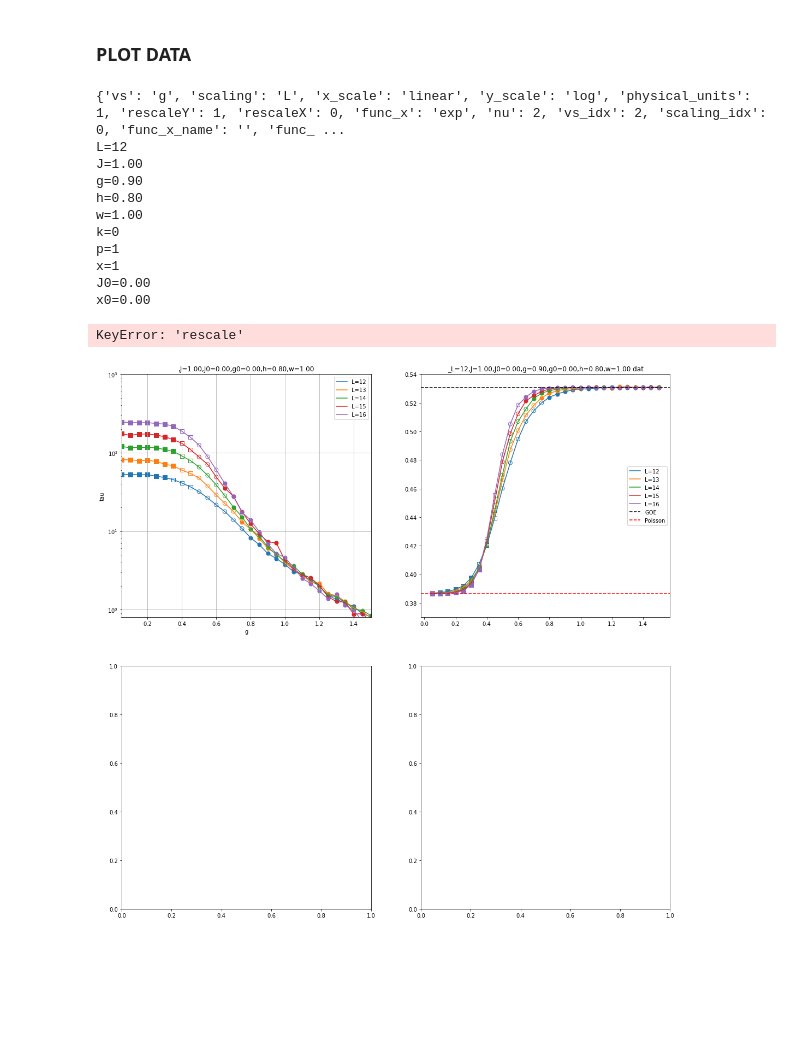
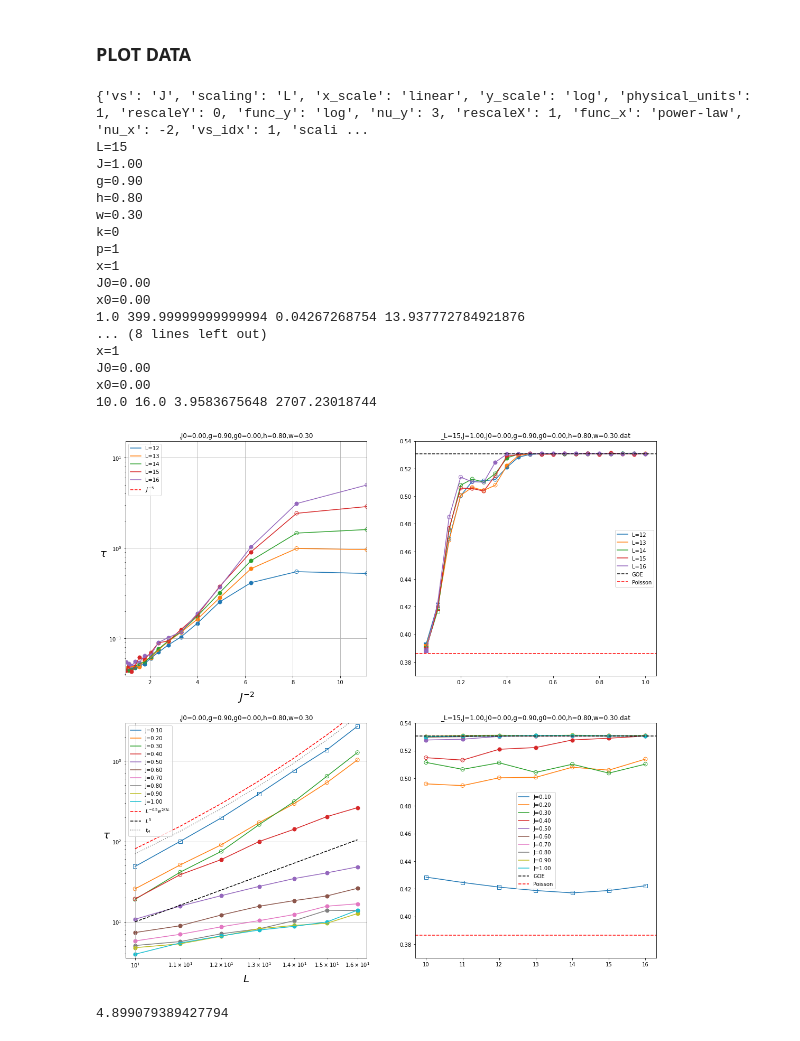
Before and after one commit to makskliczkowski/Transverse_Ising_ETH, a Jupyter notebook: IsignTransverse_ETH/Python/sff_thouless.ipynb, the cells around one changed output. Saved outputs shown, nothing was run; the diff lists cells and outputs as text; code cells hidden in the pictures; blank space fills up the shorter version.

Commit message:
fixed python script, start J->0 relax time

```diff
--- a/IsignTransverse_ETH/Python/sff_thouless.ipynb
+++ b/IsignTransverse_ETH/Python/sff_thouless.ipynb
@@ -67,37 +67,58 @@ x0=0.00
 # %%
 #--- set initial plot settings
 fig, ((axis1, axis2), (axis3, axis4)) = plt.subplots(2,2)
 fig.set_size_inches(18,18)
-def xform(x) :
-        return x if cf.plot_settings.settings['rescaleX'] == 0 else 1. / x**cf.plot_settings.settings['nu']
 thouless.plot(axis1, axis2)
-x = np.array(range(5, 150, 5)) / 100.
-#axis1.plot(xform(x), 2e1 / x**2, ls='--', color='black', label=r'$x^{-2}$')
-axis1.plot(xform(x), 1.5e2*np.exp(-3.5*x), ls='--', color='black', label=r'$exp(-x)$')
+
+x = np.array(range(10, 150)) / 100.
+sclabel = cf.plot_settings.settings['vs']
+axis1.plot(cf.plot_settings.rescale(x, 'x'), (4e1 / x**5.), ls='--', color='red', label=r"${%s}^{-5}$"%sclabel)
+#axis1.plot(cf.plot_settings.rescale(x, 'x'), 4*np.exp(2.1 / x - 1), ls='--', color='black', label=r"$exp(-2 /\ {%s})$"%sclabel)
+#axis1.plot(cf.plot_settings.rescale(x, 'x'), 1.2e1*np.exp(0.6 / x**2 - 1), ls='--', color='black', label=r"$exp(-0.6 /\ {%s}^2)$"%sclabel)
+
+axis1.set_xlim([cf.plot_settings.rescale(1.01), cf.plot_settings.rescale(0.3)])
+axis1.legend()
 
 new_settings = cf.plot_settings
-new_settings.set_vs('J')
-new_settings.set_scaling('w')
-new_settings.set_x_rescale(rescale = 1, exponent=2.0)
-new_settings.set_scales(xscale = 'log')
-cf.set_params(_L = 14)
+new_settings.set_vs('L')
+new_settings.set_scaling('J')
+new_settings.set_x_rescale(rescale = 0)
+new_settings.set_scales(xscale = 'log', yscale = 'log')
+
+#cf.set_params(_w=0.5)
 thouless.plot(axis3, axis4, new_settings.settings)
 
-x = np.array(range(5, 100, 5)) / 100.
-axis3.plot(xform(x), 1e2 / x**2, ls='--', color='black', label=r'$x^{-2}$')
-axis3.set_xlim([0.5, 50])
+def heisenberg_time(system_size):
+    dim = 2**system_size
+    chi = 0.341345
+    return (chi * dim) / ( system_size**(0.5)  * np.sqrt(cf.J * cf.J + cf.h * cf.h + cf.g * cf.g + (cf.w * cf.w + cf.g0 * cf.g0 + cf.J0 * cf.J0) / 3.) )
+x = np.array(range(10, 17)).astype(np.float)
+sclabel = new_settings.settings['vs']
+#axis3.plot(new_settings.rescale(x, 'x'), 2.5e-1*np.exp(x*np.log(2))*(x)**(-0.5), ls='--', color='red', label=r"${%s}^{-0.5}e^{2/3 {%s}}$"%(sclabel, sclabel))
+#axis3.plot(cf.plot_settings.rescale(x, 'x'), (5e0* (x/10.)**2.), ls='--', color='black', label=r"${%s}^2$"%sclabel)
+axis3.plot(cf.plot_settings.rescale(x, 'x'), (1e1* (x/10.)**5.), ls='--', color='black', label=r"${%s}^5$"%sclabel)
+axis3.plot(cf.plot_settings.rescale(x, 'x'), heisenberg_time(x), ls=':', color='gray', label=r"$t_H$")
+axis3.legend()
 plt.show()
+
+print(np.log(10) / np.log(1.6))
 # %% [output]
-{'vs': 'g', 'scaling': 'L', 'x_scale': 'linear', 'y_scale': 'log', 'physical_units': 1, 'rescaleY': 1, 'rescaleX': 0, 'func_x': 'exp', 'nu': 2, 'vs_idx': 2, 'scaling_idx': 0, 'func_x_name': '', 'func_ ...
-L=12
+{'vs': 'J', 'scaling': 'L', 'x_scale': 'linear', 'y_scale': 'log', 'physical_units': 1, 'rescaleY': 0, 'func_y': 'log', 'nu_y': 3, 'rescaleX': 1, 'func_x': 'power-law', 'nu_x': -2, 'vs_idx': 1, 'scali ...
+L=15
 J=1.00
 g=0.90
 h=0.80
-w=1.00
+w=0.30
 k=0
 p=1
 x=1
 J0=0.00
 x0=0.00
+1.0 399.99999999999994 0.04267268754 13.937772784921876
+... (8 lines left out)
+x=1
+J0=0.00
+x0=0.00
+10.0 16.0 3.9583675648 2707.23018744
+[figure, new version]
-KeyError: 'rescale'
+4.899079389427794
-[figure, old version]
```
Also changed, not shown: parts of 1 cell of this notebook, 6 other files.
